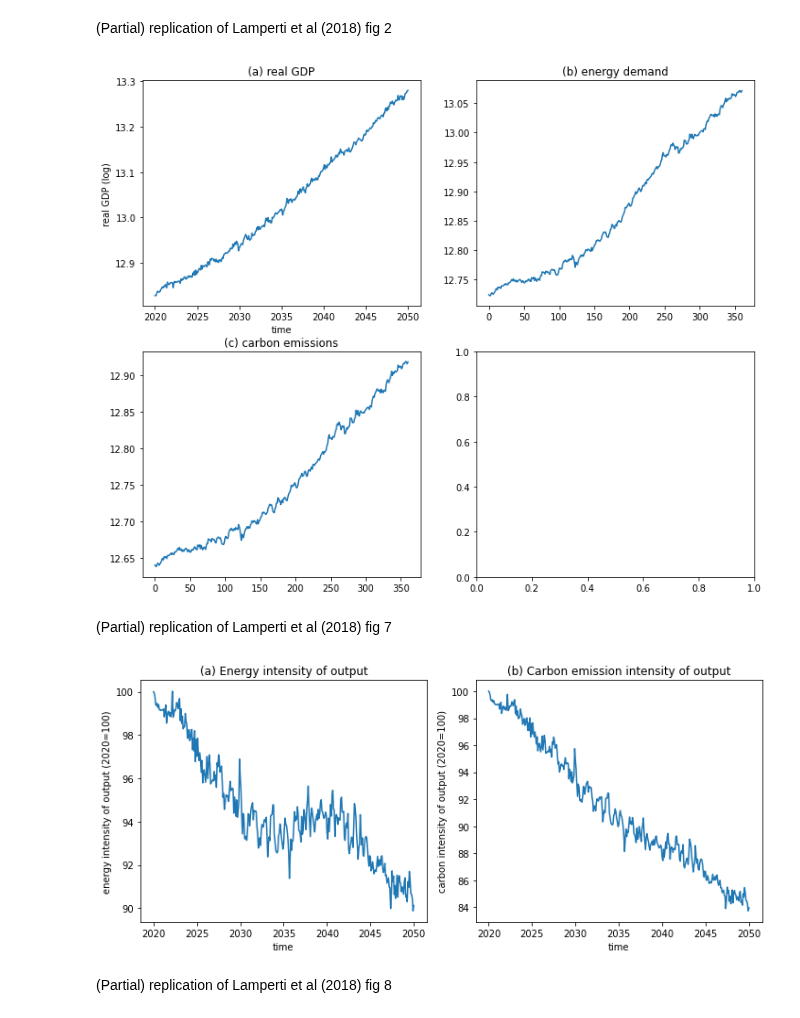
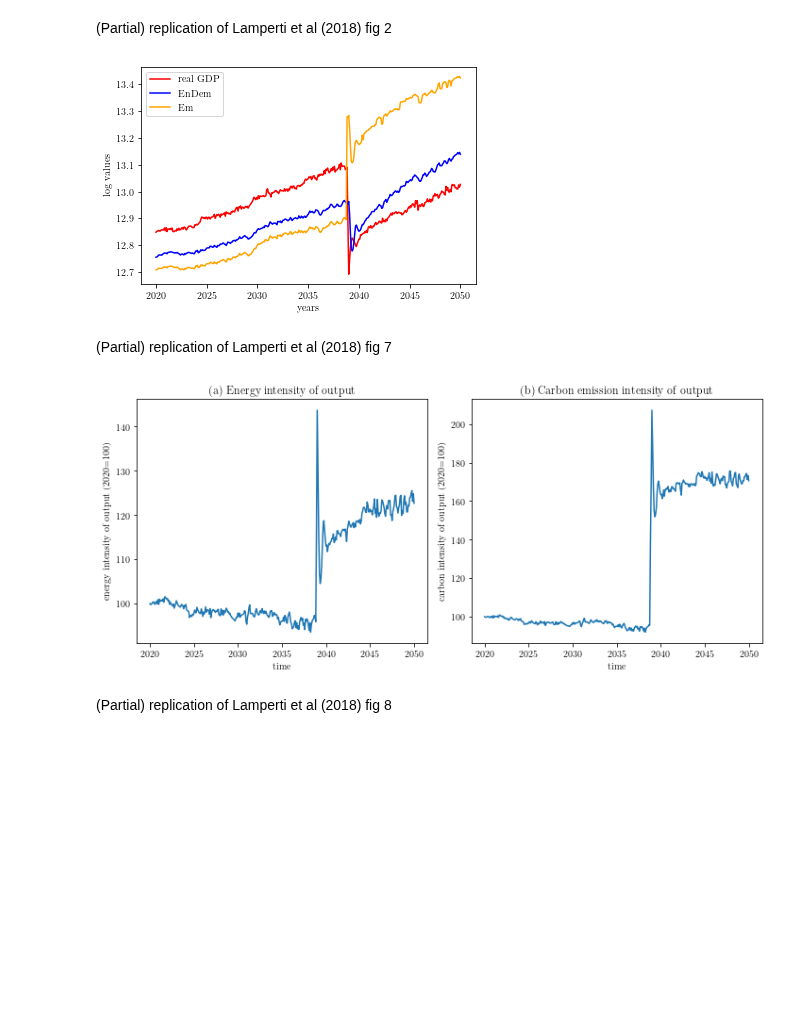
Before and after one commit to Tarsatir/Capsule_Climate, a Jupyter notebook: results/validation/replication_plots.ipynb, the cells around one changed output. Drawn from its saved outputs; the diff is of its cells as text; code cells hidden in the pictures; blank space fills up the shorter version.

Commit message:
Updated validation exercises

```diff
--- a/results/validation/replication_plots.ipynb
+++ b/results/validation/replication_plots.ipynb
@@ -10,6 +11,6 @@ from scipy.stats import norm
 # %% [markdown]
 ### Replication of single-run plots
 # %%
-df = pd.read_csv('validation_samples/valoutput_1.csv')
-df.head()
+df_1 = pd.read_csv('validation_samples/valoutput_3.csv')
+df_1.head()
 # %% [output]
@@ -22,2 +23,2 @@ df.head()
 # %%
-T = range(len(df.GDP))
+T = range(len(df_1.GDP))
@@ -32,36 +28,53 @@ real_GDP = df.GDP / df.prices
+# %%
+real_GDP_1 = df_1.GDP / df_1.prices
+# %%
+plt.rc('text', usetex=True)
+plt.rc('font', family='serif')
 # %% [markdown]
 (Partial) replication of Lamperti et al (2018) fig 2
 # %%
-fig, ax = plt.subplots(2, 2, figsize=(12, 10))
+# fig, ax = plt.subplots(2, 2, figsize=(12, 10))
 
-ax[0,0].plot(T, np.log(real_GDP))
-ax[0,0].set_xlabel('time')
-ax[0,0].set_ylabel('real GDP (log)')
-ax[0,0].set_title('(a) real GDP')
-ax[0,0].set_xticks(x, years)
+# ax[0,0].plot(T, np.log(real_GDP_1))
+# ax[0,0].set_xlabel('time')
+# ax[0,0].set_ylabel('real GDP (log)')
+# ax[0,0].set_title('(a) real GDP')
+# ax[0,0].set_xticks(x, years)
 
-ax[0,1].plot(T, np.log(df.EnDem))
-ax[0,1].set_title('(b) energy demand')
+# ax[0,1].plot(T, np.log(df_1.EnDem))
+# ax[0,1].set_title('(b) energy demand')
 
-ax[1,0].plot(T, np.log(df.Em))
-ax[1,0].set_title('(c) carbon emissions')
+# ax[1,0].plot(T, np.log(df_1.Em))
+# ax[1,0].set_title('(c) carbon emissions')
 
+x = np.arange(0, 361, 60)
+years = np.arange(2020, 2051, 5)
+
+plt.figure(figsize=(6,4))
+
+plt.plot(T, np.log(real_GDP_1), label='real GDP', color='red')
+plt.plot(T, np.log(df_1.EnDem), label='EnDem', color='blue')
+plt.plot(T, np.log(df_1.Em), label='Em', color='orange')
+plt.xticks(ticks=x, labels=years)
+plt.xlabel('years')
+plt.ylabel('log values')
+plt.legend()
 
 plt.show()
 # %% [output]
-[figure, old version]
+[figure, new version]
 # %% [markdown]
 (Partial) replication of Lamperti et al (2018) fig 7
 # %%
 fig, ax = plt.subplots(1, 2, figsize=(10, 4.5))
 
-ax[0].plot(T, indexnumber(df.EnDem / real_GDP))
+ax[0].plot(T, indexnumber(df_1.EnDem / real_GDP_1))
 ax[0].set_xlabel('time')
 ax[0].set_ylabel('energy intensity of output (2020=100)')
 ax[0].set_title('(a) Energy intensity of output')
 ax[0].set_xticks(x, years)
 
-ax[1].plot(T, indexnumber(df.Em / real_GDP))
+ax[1].plot(T, indexnumber(df_1.Em / real_GDP_1))
 ax[1].set_xlabel('time')
 ax[1].set_ylabel('carbon intensity of output (2020=100)')
 ax[1].set_title('(b) Carbon emission intensity of output')
@@ -70,4 +83,4 @@ ax[1].set_xticks(x, years)
 plt.tight_layout()
 plt.show()
 # %% [output]
-[figure, old version]
+[figure, new version]
```
Also changed, not shown: parts of 28 cells of this notebook, 20 other files.
